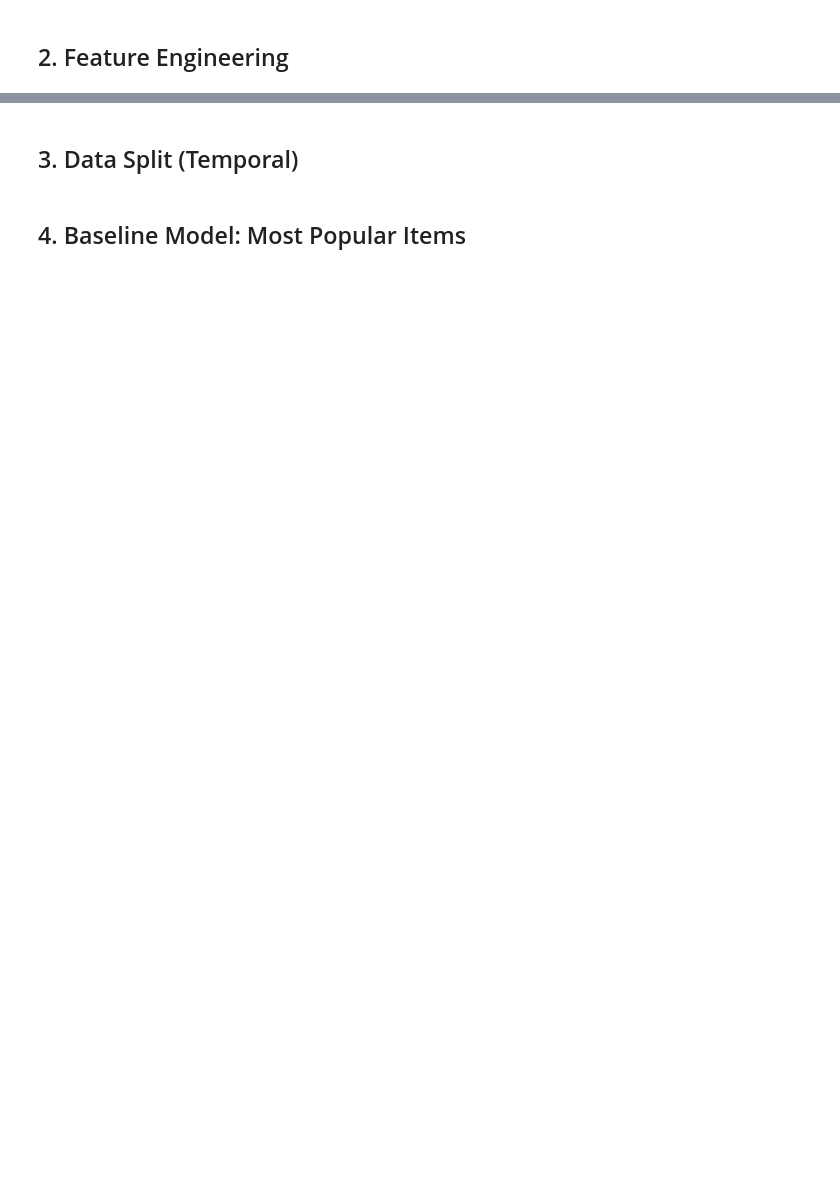
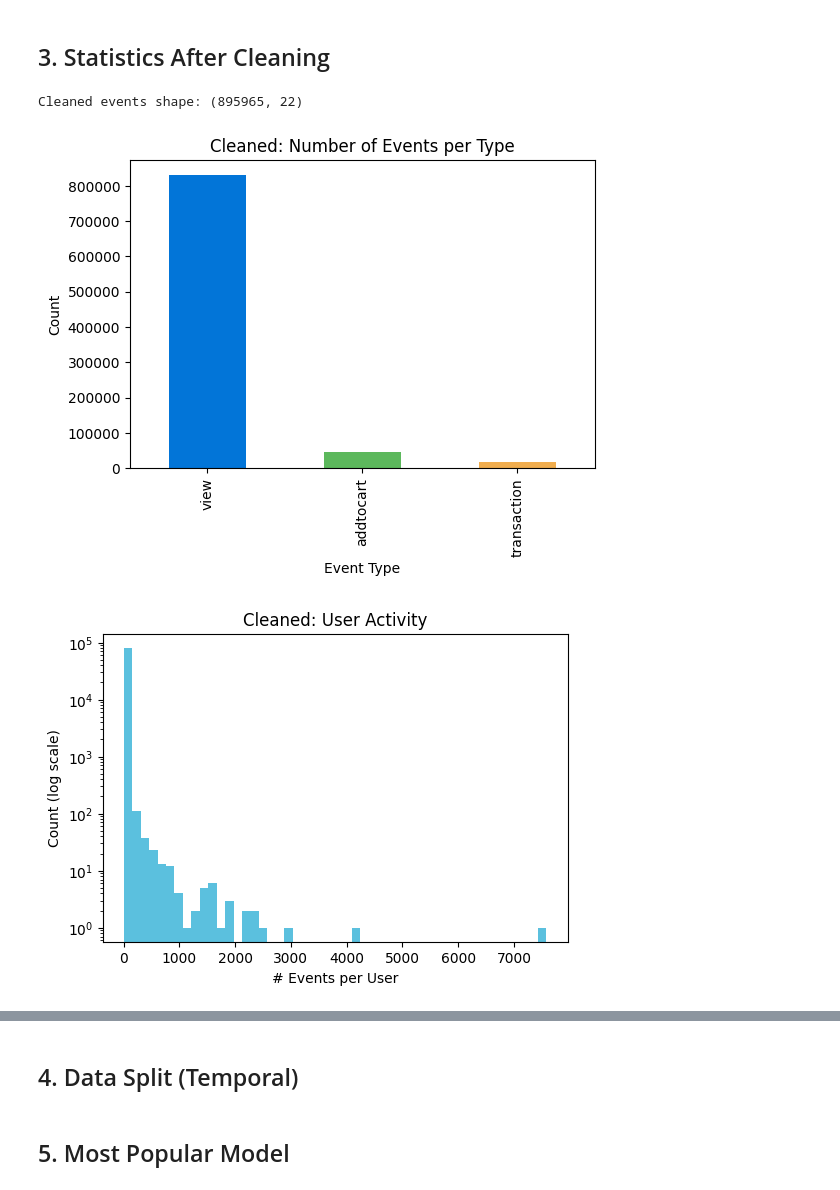
Before and after one commit to Khanh-Nguyen-android/Projectgroup-52-topic-2, a Jupyter notebook: retail_recommendation_engine_1.ipynb, the cells around one changed output, grey strips where cells are left out. Drawn from its saved outputs; the diff is of its cells as text; code cells hidden in the pictures; blank space fills up the shorter version.

```diff
--- a/retail_recommendation_engine_1.ipynb
+++ b/retail_recommendation_engine_1.ipynb
@@ -66,18 +116,12 @@ Extracting files...
-# %% [markdown]
-## 2. Feature Engineering
-# %%
-# Session split: new session if gap > 30min for a user
-events = events.sort_values(['visitorid', 'datetime'])
-events['session_id'] = (events.groupby('visitorid')['datetime']
-    .diff().gt(timedelta(minutes=30)).cumsum().astype(int))
-events['session_id'] = events['visitorid'].astype(str) + '_' + events['session_id'].astype(str)
-
-# Event encoding
-event_map = {'view': 1, 'addtocart': 3, 'transaction': 5}
-events['event_weight'] = events['event'].map(event_map)
-
-# Encode user/item
-user_enc = LabelEncoder()
-item_enc = LabelEncoder()
-events['user_idx'] = user_enc.fit_transform(events['visitorid'])
-events['item_idx'] = item_enc.fit_transform(events['itemid'])
+# %% [markdown]
+## 3. Statistics After Cleaning
+# %%
+print(f"Cleaned events shape: {events.shape}")
+plot_event_type_bar(events, "Cleaned: Number of Events per Type")
+plot_hist_by_group(events, 'visitorid', "Cleaned: User Activity", "# Events per User", '#5bc0de')
+plot_hist_by_group(events, 'itemid', "Cleaned: Item Popularity", "# Events per Item", '#d9534f')
+plot_hist_by_group(events, 'session_id', "Cleaned: Session Lengths", "# Events per Session", '#f7b731')
+# %% [output]
+Cleaned events shape: (895965, 22)
+[figure, added]
+[figure, added]
@@ -84,5 +130,5 @@ events['item_idx'] = item_enc.fit_transform(events['itemid'])
 # %% [markdown]
-## 3. Data Split (Temporal)
+## 4. Data Split (Temporal)
 # %%
 max_date = events['datetime'].max()
 train_cutoff = max_date - timedelta(weeks=2)
@@ -91,7 +137,7 @@ train = events[events['datetime'] < train_cutoff]
 valid = events[(events['datetime'] >= train_cutoff) & (events['datetime'] < val_cutoff)]
 test = events[events['datetime'] >= val_cutoff]
 # %% [markdown]
-## 4. Baseline Model: Most Popular Items
+## 5. Most Popular Model
 # %%
 most_popular = train['item_idx'].value_counts().index[:20].tolist()
 # %% [markdown]
```
Also changed, not shown: parts of 24 cells of this notebook.
